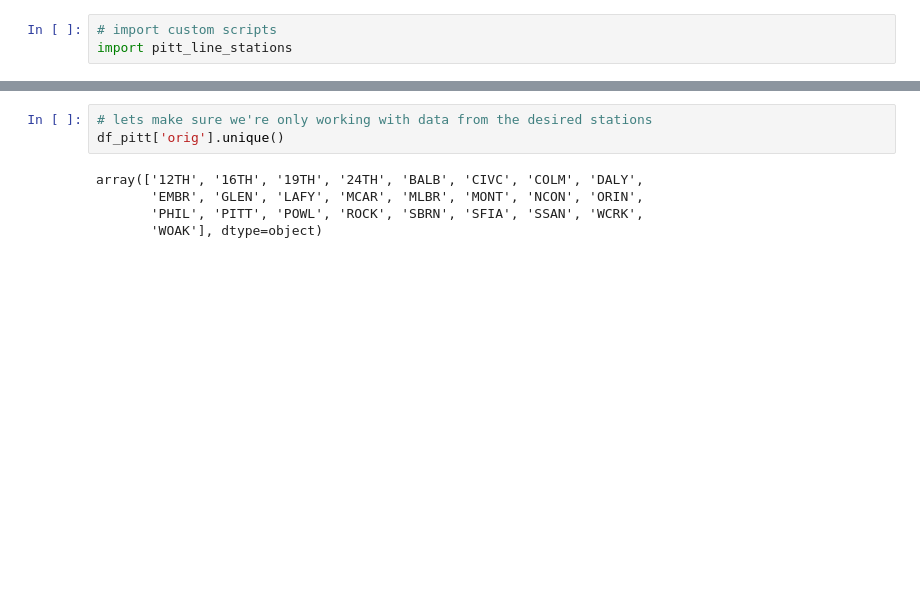
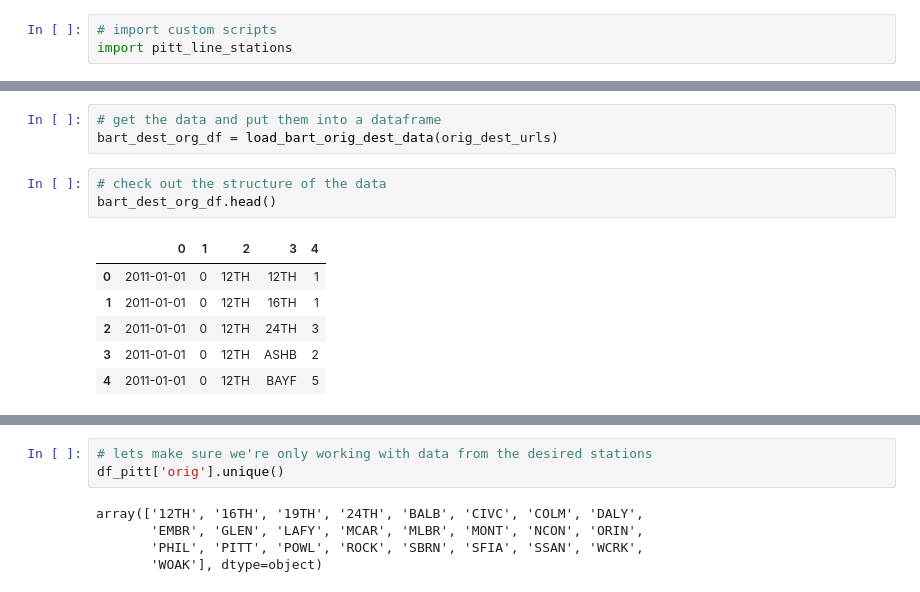
Before and after one commit to bkhurley/beat_the_crowd, a Jupyter notebook: get_data.ipynb, the cells around one changed output, grey strips where cells are left out. Drawn from its saved outputs; the diff is of its cells as text; blank space fills up the shorter version.

```diff
--- a/get_data.ipynb
+++ b/get_data.ipynb
@@ -44,0 +64,13 @@ df.head(10)
+# %%
+# get the data and put them into a dataframe
+bart_dest_org_df = load_bart_orig_dest_data(orig_dest_urls)
+# %%
+# check out the structure of the data
+bart_dest_org_df.head()
+# %% [output]
+|  | 0 | 1 | 2 | 3 | 4 |
+| 0 | 2011-01-01 | 0 | 12TH | 12TH | 1 |
+| 1 | 2011-01-01 | 0 | 12TH | 16TH | 1 |
+| 2 | 2011-01-01 | 0 | 12TH | 24TH | 3 |
+| 3 | 2011-01-01 | 0 | 12TH | ASHB | 2 |
+| 4 | 2011-01-01 | 0 | 12TH | BAYF | 5 |
```
Also changed, not shown: parts of 30 cells of this notebook.
